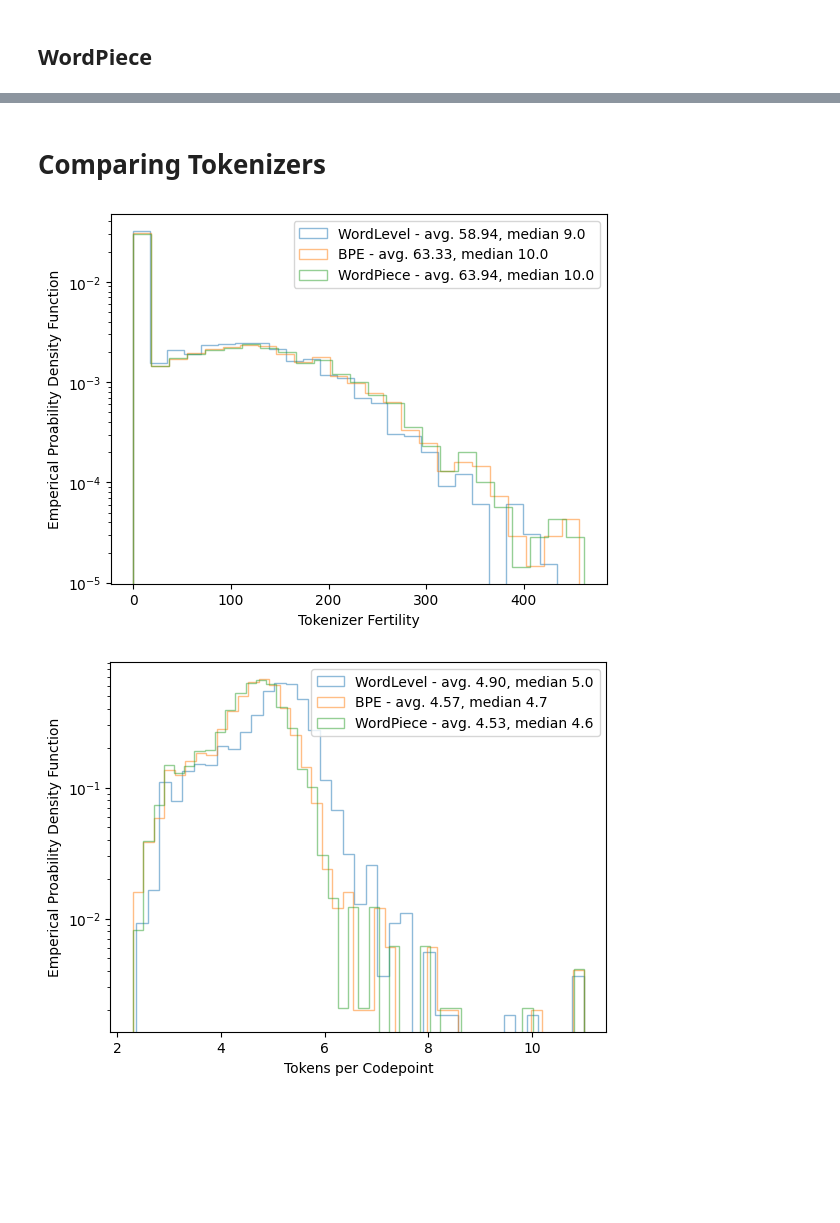
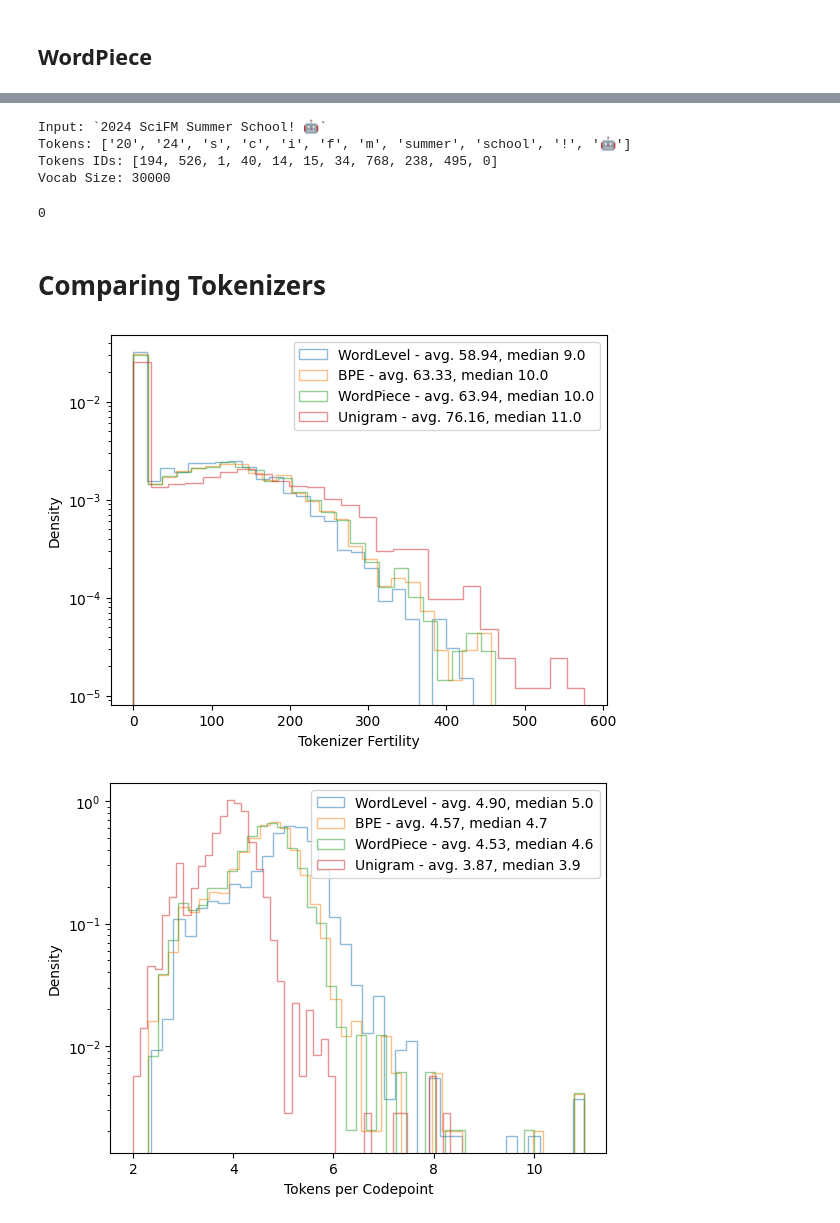
Before and after one commit to scifm/summer-school-2024, a Jupyter notebook: Training_Tokenizers.ipynb, the cells around one changed output, grey strips where cells are left out. Saved outputs shown, nothing was run; the diff lists cells and outputs as text; code cells hidden in the pictures; blank space fills up the shorter version.

```diff
--- a/Training_Tokenizers.ipynb
+++ b/Training_Tokenizers.ipynb
@@ -160,3 +162,31 @@ Vocab Size: 30000
+# %%
+from tokenizers.models import Unigram
+from tokenizers.trainers import UnigramTrainer
+
+tok_uni = Tokenizer(Unigram())
+tok_uni.normalizer = norm
+tok_uni.pre_tokenizer = pretok
+trainer = UnigramTrainer(
+    vocab_size=tok_wl.get_vocab_size(), # Not a great choice, but helpful for comparison
+    unk_token="[UNK]",
+    show_progress=True,
+)
+tok_uni.train_from_iterator(
+    ds["train"]["text"],
+    trainer,
+    length=len(ds["train"])
+)
+# %%
+demo_tokenizer(tok_uni)
+# %% [output]
+Input: `2024 SciFM Summer School! 🤖`
+Tokens: ['20', '24', 's', 'c', 'i', 'f', 'm', 'summer', 'school', '!', '🤖']
+Tokens IDs: [194, 526, 1, 40, 14, 15, 34, 768, 238, 495, 0]
+Vocab Size: 30000
+# %%
+tok_uni.get_vocab()["[UNK]"]
+# %% [output]
+0
 # %% [markdown]
 # Comparing Tokenizers
 # %%
@@ -164,22 +194,23 @@ trained = {
     "WordLevel": tok_wl,
     "BPE": tok_bpe,
     "WordPiece": tok_wp,
+    "Unigram": tok_uni,
 }
 # %%
 import matplotlib.pyplot as plt
 from numpy import mean, median
 
 for name, tok in trained.items():
     fertility = [len(tok.encode(x["text"]).tokens) for x in ds["validation"]]
     label = f"{name} - avg. {mean(fertility):.2f}, median {median(fertility):.1f}"
     plt.hist(fertility, bins="scott", alpha=0.5, label=label, density=True, log=True, histtype='step')
 
 plt.xlabel('Tokenizer Fertility')
-plt.ylabel('Emperical Proability Density Function')
+plt.ylabel('Density')
 plt.legend()
 plt.show()
 # %% [output]
-[figure, old version]
+[figure, new version]
 # %%
 for name, tok in trained.items():
     fertility = [len(x["text"]) / len(tok.encode(x["text"]).tokens) for x in ds["validation"] if len(x["text"]) > 0]
@@ -187,11 +218,11 @@ for name, tok in trained.items():
     plt.hist(fertility, bins="scott", alpha=0.5, label=label, density=True, log=True, histtype='step')
 
 plt.xlabel('Tokens per Codepoint')
-plt.ylabel('Emperical Proability Density Function')
+plt.ylabel('Density')
 plt.legend()
 plt.show()
 # %% [output]
-[figure, old version]
+[figure, new version]
 # %%
 num_unknown = dict()
 for name, tok in trained.items():
```
Also changed, not shown: parts of 3 cells of this notebook.
